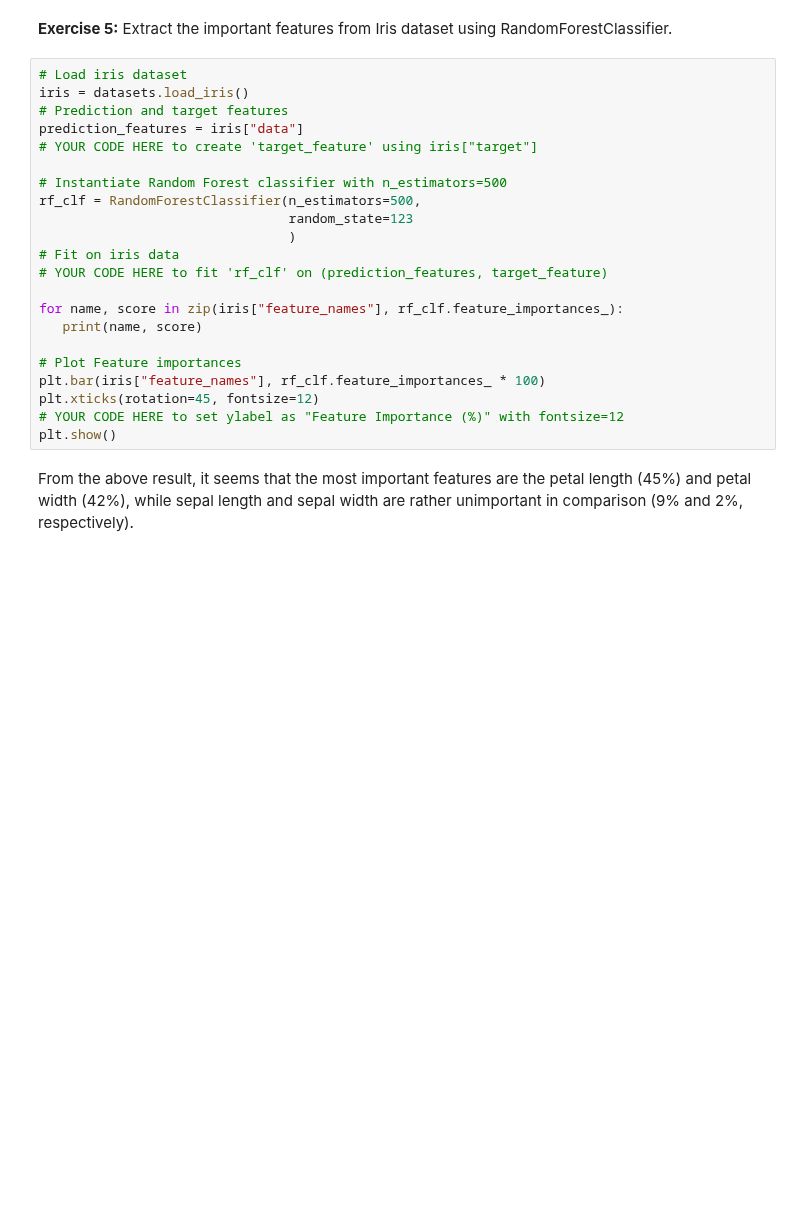
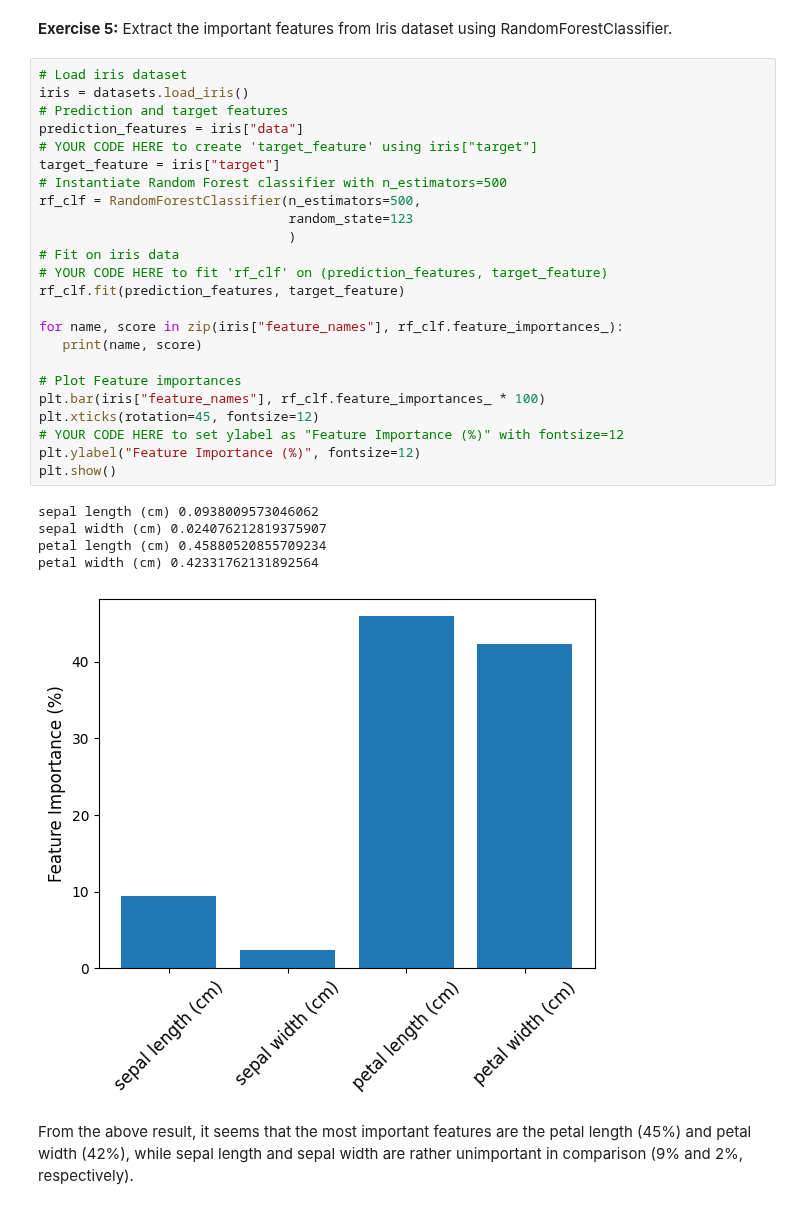
Before and after one commit to deepakk7195/IISC_CDS_DS, a Jupyter notebook: AST_05_Ensemble_Learning_and_Random_Forests.ipynb, the cells around one changed output. Drawn from its saved outputs; the diff is of its cells as text; blank space fills up the shorter version.

```diff
--- a/AST_05_Ensemble_Learning_and_Random_Forests.ipynb
+++ b/AST_05_Ensemble_Learning_and_Random_Forests.ipynb
@@ -402,25 +432,33 @@ For example, the following code trains a RandomForestClassifier on the Iris data
 # %%
 # Load iris dataset
 iris = datasets.load_iris()
 # Prediction and target features
 prediction_features = iris["data"]
 # YOUR CODE HERE to create 'target_feature' using iris["target"]
-
+target_feature = iris["target"]
 # Instantiate Random Forest classifier with n_estimators=500
 rf_clf = RandomForestClassifier(n_estimators=500,
                                 random_state=123
                                 )
 # Fit on iris data
 # YOUR CODE HERE to fit 'rf_clf' on (prediction_features, target_feature)
+rf_clf.fit(prediction_features, target_feature)
 
 for name, score in zip(iris["feature_names"], rf_clf.feature_importances_):
    print(name, score)
 
 # Plot Feature importances
 plt.bar(iris["feature_names"], rf_clf.feature_importances_ * 100)
 plt.xticks(rotation=45, fontsize=12)
 # YOUR CODE HERE to set ylabel as "Feature Importance (%)" with fontsize=12
+plt.ylabel("Feature Importance (%)", fontsize=12)
 plt.show()
+# %% [output]
+sepal length (cm) 0.0938009573046062
+sepal width (cm) 0.024076212819375907
+petal length (cm) 0.45880520855709234
+petal width (cm) 0.42331762131892564
+[figure, added]
 # %% [markdown]
 From the above result, it seems that the most important features are the petal length (45%) and petal width (42%), while sepal length and sepal width are rather unimportant in comparison (9% and 2%, respectively).
 # %% [markdown]
```
Also changed, not shown: parts of 28 cells of this notebook.
